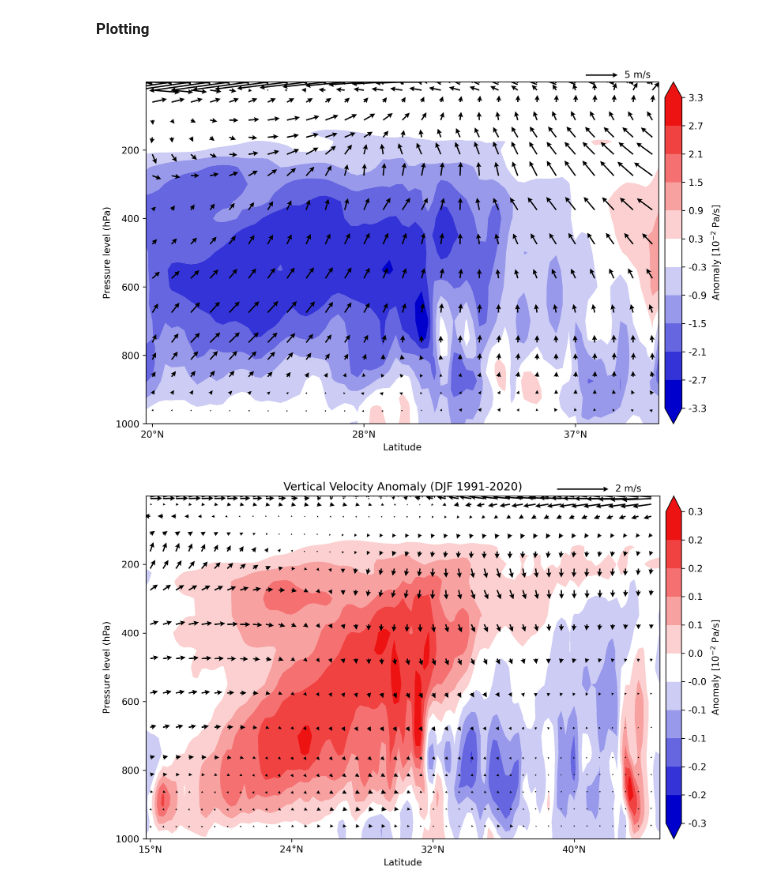
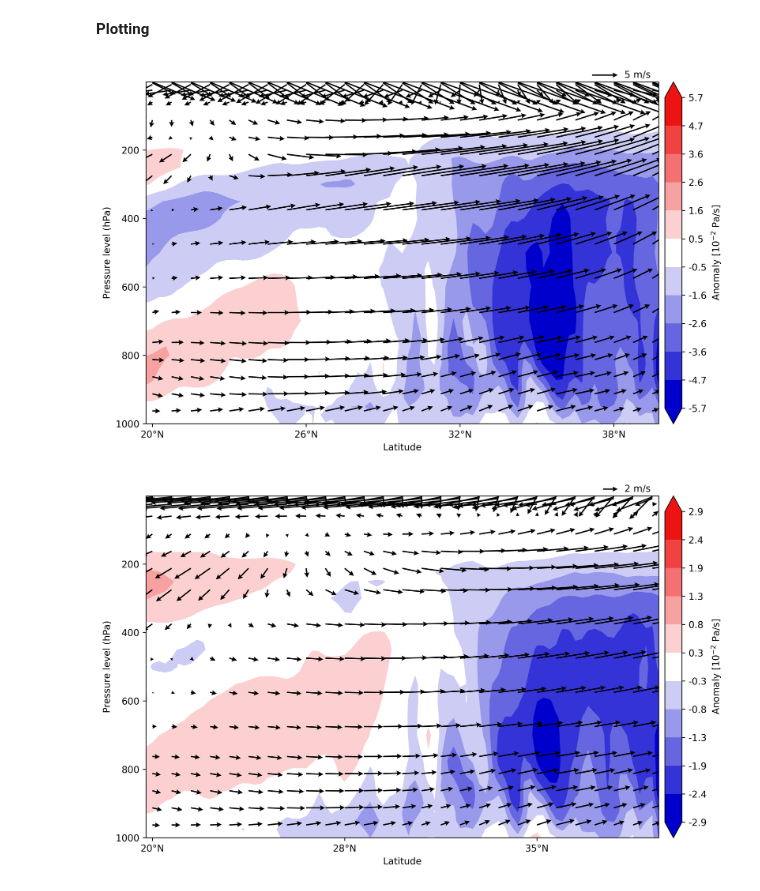
Before and after one commit to anasoubaha/A3-AtmosphericDynamics, a Jupyter notebook: notebooks/VerticalVelocity.ipynb, the cells around one changed output. Saved outputs shown, nothing was run; the diff lists cells and outputs as text; code cells hidden in the pictures.

Commit message:
Fixed Vertical Velocity plots for indiv and composite

```diff
--- a/notebooks/VerticalVelocity.ipynb
+++ b/notebooks/VerticalVelocity.ipynb
@@ -355,9 +355,9 @@ uds_mean = uanomaly_ds.mean(dim='longitude')
 vds_mean = vanomaly_ds.mean(dim='longitude')
 
 # Subset and average over time (date)
-w_djf = anomaly_ds['w_anomaly'].sel(date='DJF_2023')
-u_djf = uanomaly_ds['u_anomaly'].sel(date='DJF_2023')
-v_djf = vanomaly_ds['v_anomaly'].sel(date='DJF_2023')
+w_djf = anomaly_ds['w_anomaly'].sel(date='DJF_1996')
+u_djf = uanomaly_ds['u_anomaly'].sel(date='DJF_1996')
+v_djf = vanomaly_ds['v_anomaly'].sel(date='DJF_1996')
 
 # Average over longitude
 w_djf = w_djf.mean(dim='longitude') * 100
@@ -398,7 +398,7 @@ Q = ax.quiver(
     LAT, PLEV,
     u_djf.transpose('pressure_level', 'latitude'),# Zonal component
     v_djf.transpose('pressure_level', 'latitude'), # Meridional component
-    scale=80,  # Adjust as needed for arrow length
+    scale=100,  # Adjust as needed for arrow length
     width=0.0025,
     headwidth=4,
     headlength=4,
@@ -428,13 +428,14 @@ cbar.set_label(r'Anomaly [$10^{-2}$ Pa/s]') # Adjust units if needed
 #Format x-ticks also
 #w_djf = wds_mean['w_anomaly'].sel(date='SON_2020')
 #latitudes = w_djf['latitude'].values
-ax.set_xticks(lat[::11])  # e.g., every 20th latitude value for readability
+ax.set_xticks(lat[::8])  # e.g., every 20th latitude value for readability
 ax.set_xticklabels([
-    f'{abs(l):.0f}°{"N" if l > 0 else "S" if l < 0 else ""}' for l in lat[::11]
+    f'{abs(l):.0f}°{"N" if l > 0 else "S" if l < 0 else ""}' for l in lat[::8]
 ])
 
 # Improve layout
 plt.tight_layout()
 plt.show()
+fig.savefig("VV Anomaly DJF 1996.png", dpi=600, bbox_inches="tight", format="png")
 # %% [output]
-[figure, old version]
+[figure, new version]
@@ -451,8 +450,11 @@ import numpy as np
 #vds_mean = vanomaly_ds.mean(dim='longitude')
 #pval_mean = pval_ds.mean(dim='longitude')
 
-# Extract dates that are DJF and within 1991–2020
-djf_dates = [d for d in anomaly_ds['date'].values if d.startswith('DJF') and 1991 <= int(d.split('_')[1]) <= 2020]
+# Extract dates that are DJF
+#dry_years = [2000, 2001, 2020, 2022, 2023]
+wet_years = [1996, 1997, 2010, 2014, 2018]
+available_dates = set(map(str, anomaly_ds['date'].values))
+djf_dates = [f"DJF_{year}" for year in wet_years if f"DJF_{year}" in available_dates]
 
 # Subset and average over time (date)
 w_djf = anomaly_ds['w_anomaly'].sel(date=djf_dates).mean(dim='date')
@@ -489,7 +491,7 @@ custom_cmap = LinearSegmentedColormap.from_list("RoyalRed", colors, N=len(levels
 #colors = ['#0000CD', '#FFFFFF', '#B22222']  # MediumBlue → White → FireBrick
 #custom_cmap = LinearSegmentedColormap.from_list("StrongRedBlue", colors, N=len(levels)-1)
 # Plotting
-fig, ax = plt.subplots(figsize=(10, 6), dpi=300)
+fig, ax = plt.subplots(figsize=(10, 6), dpi=600)
 
 cf = ax.contourf(
     w_djf['latitude'],
@@ -510,43 +512,44 @@ Q = ax.quiver(
     LAT, PLEV,
     u_djf.transpose('pressure_level', 'latitude'),# Zonal component
     v_djf.transpose('pressure_level', 'latitude'), # Meridional component
-    scale=20,  # Adjust as needed for arrow length
+    scale=70,  # Adjust as needed for arrow length
     width=0.0025,
     headwidth=4,
     headlength=4,
     headaxislength=3.5
 )
 ax.invert_yaxis()
-ax.quiverkey(Q, 0.9, 1.02, 2, '2 m/s', labelpos='E', coordinates='axes')
+ax.quiverkey(Q, 0.92, 1.02, 2, '2 m/s', labelpos='E', coordinates='axes')
 
 # Use xarray to get the coordinates of significant points (no shape mismatch)
 #sig_mask = significant_mask.where(significant_mask, drop=True)
 #sig_mask = sig_mask.stack(points=('pressure_level', 'latitude'))
 #lat_points = sig_mask['latitude'].values
 #plev_points = sig_mask['pressure_level'].values
 
 #Overlay significant grid points
 #ax.scatter(lat_points, plev_points,color='green', s=5, marker='o',label='p < 0.05')
 
 # Axis labels and title
 ax.set_xlabel('Latitude')
 ax.set_ylabel('Pressure level (hPa)')
-ax.set_title('Vertical Velocity Anomaly (DJF 1991-2020)')
+ax.set_title(' ')
 # Add colorbar with 1 decimal formatting
 cbar = plt.colorbar(cf, ax=ax, orientation='vertical', pad=0.01, format='%.1f')
 cbar.set_ticks(np.linspace(vmin, vmax, 12))
 cbar.set_label(r'Anomaly [$10^{-2}$ Pa/s]') # Adjust units if needed
 
 #Format x-ticks also
 #w_djf = wds_mean['w_anomaly'].sel(date='SON_2020')
 #latitudes = w_djf['latitude'].values
-ax.set_xticks(lat[::11])  # e.g., every 20th latitude value for readability
+ax.set_xticks(lat[::10])  # e.g., every 20th latitude value for readability
 ax.set_xticklabels([
-    f'{abs(l):.0f}°{"N" if l > 0 else "S" if l < 0 else ""}' for l in lat[::11]
+    f'{abs(l):.0f}°{"N" if l > 0 else "S" if l < 0 else ""}' for l in lat[::10]
 ])
 
 # Improve layout
 plt.tight_layout()
 plt.show()
+fig.savefig("VVCompositeAnomaly_WetDJF.png", dpi=600, bbox_inches="tight", format="png")
 # %% [output]
-[figure, old version]
+[figure, new version]
```
Also changed, not shown: parts of 1 cell of this notebook, 8 other files.
